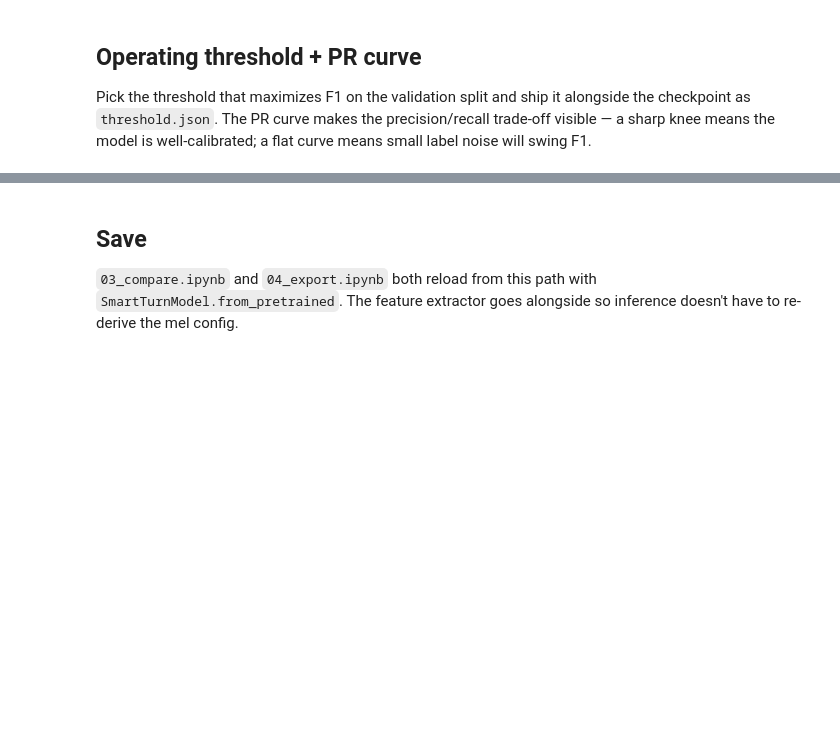
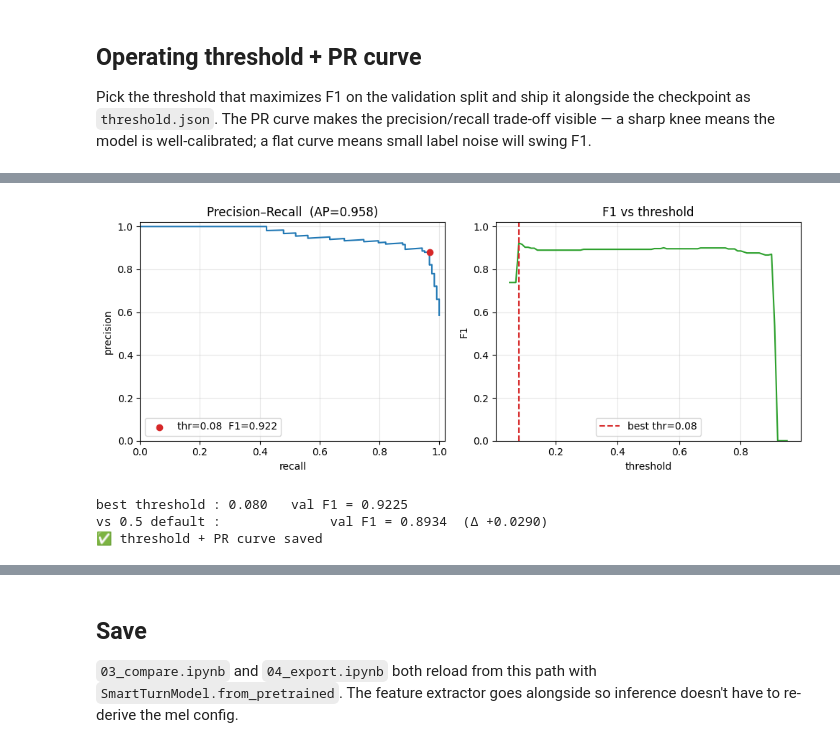
Before and after one commit to wavekat/wavekat-lab, a Jupyter notebook: notebooks/smart-turn/02_a_train_baseline.ipynb, the cells around one changed output, grey strips where cells are left out. Saved outputs shown, nothing was run; the diff lists cells and outputs as text; code cells hidden in the pictures; blank space fills up the shorter version.

```diff
--- a/notebooks/smart-turn/02_a_train_baseline.ipynb
+++ b/notebooks/smart-turn/02_a_train_baseline.ipynb
@@ -320,3 +337,10 @@ Pick the threshold that maximizes F1 on the validation split and ship
 it alongside the checkpoint as `threshold.json`. The PR curve makes
 the precision/recall trade-off visible — a sharp knee means the model
 is well-calibrated; a flat curve means small label noise will swing F1.
+# %%
+# 0503
+from smart_turn import evaluate_and_save_threshold
+
+threshold_payload = evaluate_and_save_threshold(trainer, eval_dataset, CHECKPOINT_DIR)
+print("✅ threshold + PR curve saved")
+# %% [output]
@@ -323,3 +348,7 @@ is well-calibrated; a flat curve means small label noise will swing F1.
+[figure, added]
+best threshold : 0.080   val F1 = 0.9225
+vs 0.5 default :              val F1 = 0.8934  (Δ +0.0290)
+✅ threshold + PR curve saved
 # %%
 # 0502
 from smart_turn import evaluate_and_save_threshold
```
Also changed, not shown: parts of 7 cells of this notebook, 6 other files.
